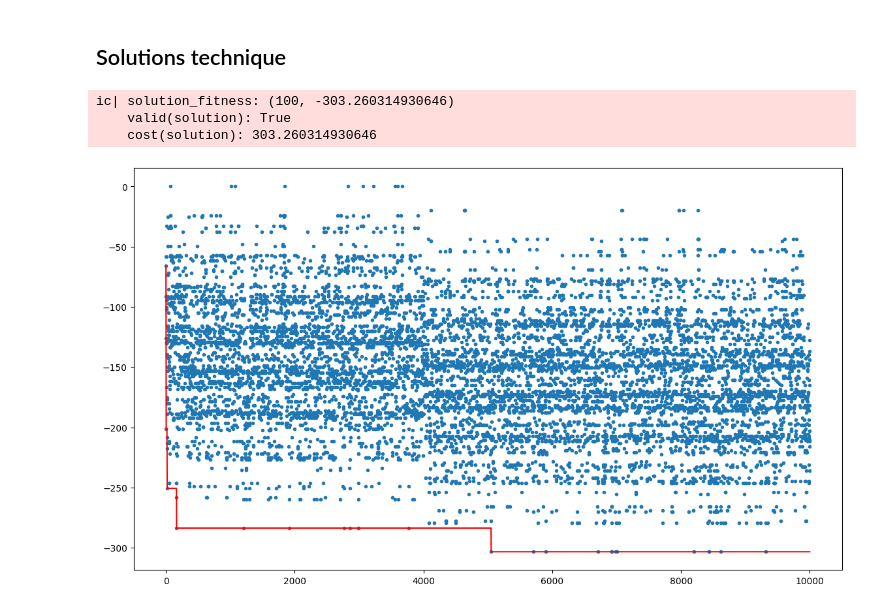
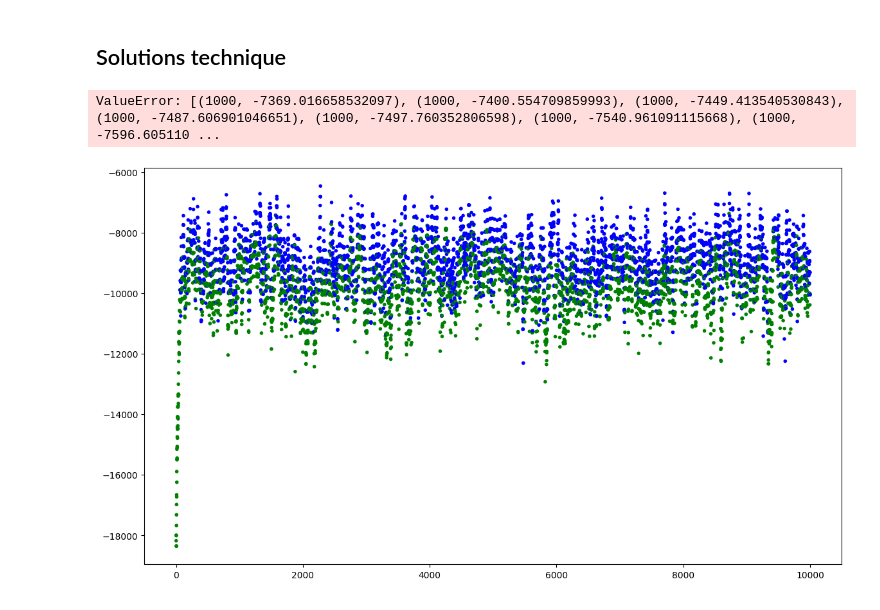
Before and after one commit to LorenzoUgo/CI2024_Lab1, a Jupyter notebook: set_cover.ipynb, the cells around one changed output. Drawn from its saved outputs; the diff is of its cells as text; code cells hidden in the pictures.

```diff
--- a/set_cover.ipynb
+++ b/set_cover.ipynb
@@ -24,8 +28,8 @@ Solve efficently these istances:
 # %% [markdown]
 ## Initialization
 # %%
-UNIVERSE_SIZE = 100
-NUM_SETS = 10
+UNIVERSE_SIZE = 1000
+NUM_SETS = 100
 DENSITY = 0.2
 
 rng = np.random.Generator(np.random.PCG64([UNIVERSE_SIZE, NUM_SETS, int(10_000 * DENSITY)]))
@@ -117,7 +116,11 @@ def steepest_step(current_solution):
     return new_solution, new_fitness
 
 def local_iterated_search(state):
-    # TODO: KEEP ONLY SOME SETS FROM THE state status, with some probability for each
+    new_state = state.copy()
+    index = None
+    while index is None or np.random.random() < 0.5:     # 50% probability to perform a second mutation
+        index = choice([i for i, val in enumerate(state) if val])
+        new_state[index] = not new_state[index]
     return np.random.permutation(state)
 # %%
 current_state = [choice([False, True]) for _ in range(NUM_SETS)]
@@ -155,16 +158,17 @@ idx = history_fitness.index(max(history_fitness))
 
 solution = history_state[idx]
 solution_fitness = history_fitness[idx]
-ic(solution_fitness,valid(solution), cost(solution))
+ic(solution_fitness,valid(solution), cost(solution), idx, history_fitness.index(max(history_fitness, reverse=True)))
 None
 # %% [output]
-ic| solution_fitness: (100, -303.260314930646)
-    valid(solution): True
-    cost(solution): 303.260314930646
+ValueError: [(1000, -7369.016658532097), (1000, -7400.554709859993), (1000, -7449.413540530843), (1000, -7487.606901046651), (1000, -7497.760352806598), (1000, -7540.961091115668), (1000, -7596.605110 ...
 # %%
 plt.figure(figsize=(14,8))
-plt.scatter(range(len(history_fitness)), [value for _, value in history_fitness], marker=".")
-plt.plot(range(len(history_fitness)), list(accumulate([value for _, value in history_fitness], min)),color="red")
+colors = ["green" if valid(history_state[i]) else "blue" for i, (_, value) in enumerate(history_fitness)]
+markers = ["x" if valid(history_state[i]) else "o" for i, (_, value) in enumerate(history_fitness)]
+
+plt.scatter(range(len(history_fitness)), [value for _, value in history_fitness], marker=markers, color=colors)
+#plt.plot(range(len(history_fitness)), list(accumulate([value for _, value in history_fitness], max)),color="red")
 plt.show()
 # %% [output]
-[figure, old version]
+[figure, new version]
```
Also changed, not shown: parts of 2 cells of this notebook, 1 other file.
